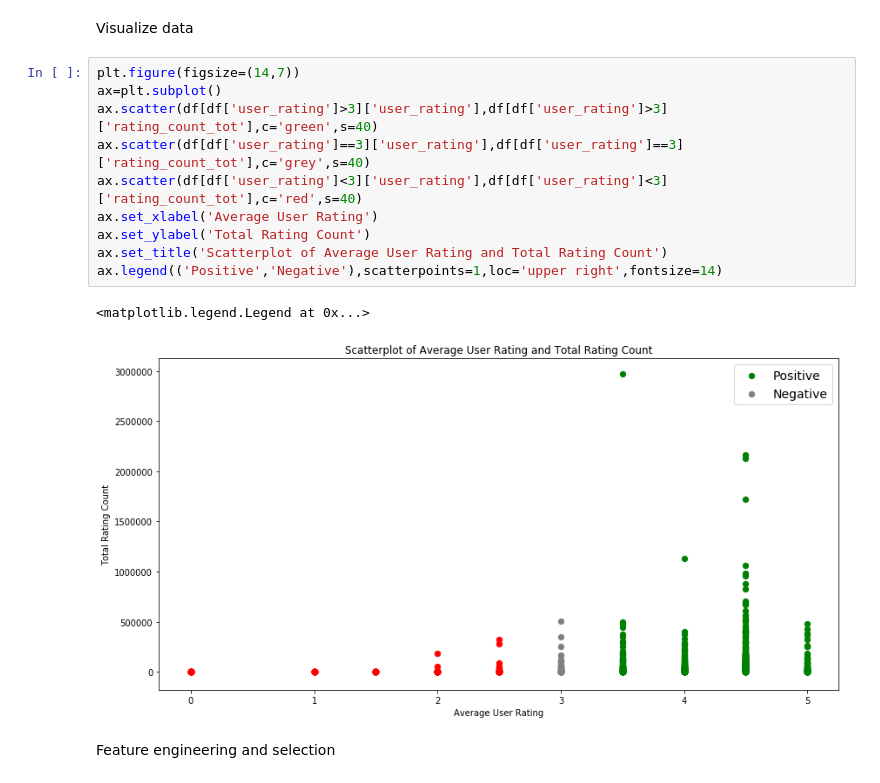
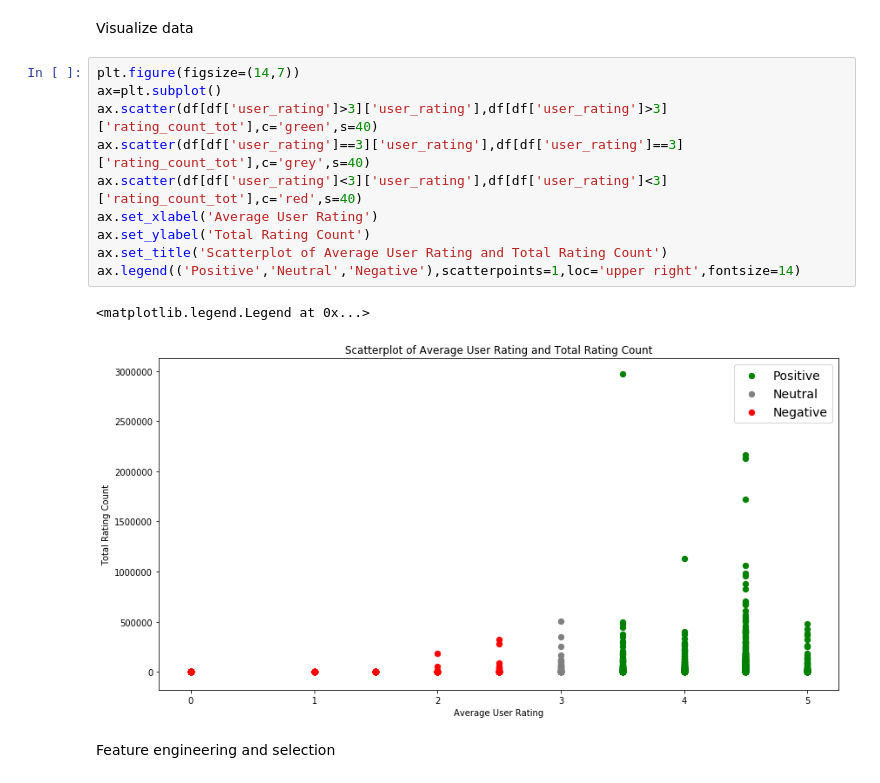
Before and after one commit to tniaz/Kaggle-App-Store-Rating, a Jupyter notebook: App Store.ipynb, the cells around one changed output. Saved outputs shown, nothing was run; the diff lists cells and outputs as text.

```diff
--- a/App Store.ipynb
+++ b/App Store.ipynb
@@ -71,16 +71,16 @@ Visualize data
 # %%
 plt.figure(figsize=(14,7))
 ax=plt.subplot()
 ax.scatter(df[df['user_rating']>3]['user_rating'],df[df['user_rating']>3]['rating_count_tot'],c='green',s=40)
 ax.scatter(df[df['user_rating']==3]['user_rating'],df[df['user_rating']==3]['rating_count_tot'],c='grey',s=40)
 ax.scatter(df[df['user_rating']<3]['user_rating'],df[df['user_rating']<3]['rating_count_tot'],c='red',s=40)
 ax.set_xlabel('Average User Rating')
 ax.set_ylabel('Total Rating Count')
 ax.set_title('Scatterplot of Average User Rating and Total Rating Count')
-ax.legend(('Positive','Negative'),scatterpoints=1,loc='upper right',fontsize=14)
+ax.legend(('Positive','Neutral','Negative'),scatterpoints=1,loc='upper right',fontsize=14)
 # %% [output]
 <matplotlib.legend.Legend at 0x...>
-[figure, old version]
+[figure, new version]
 # %% [markdown]
 Feature engineering and selection
 # %%
```
Also changed, not shown: parts of 10 cells of this notebook.
